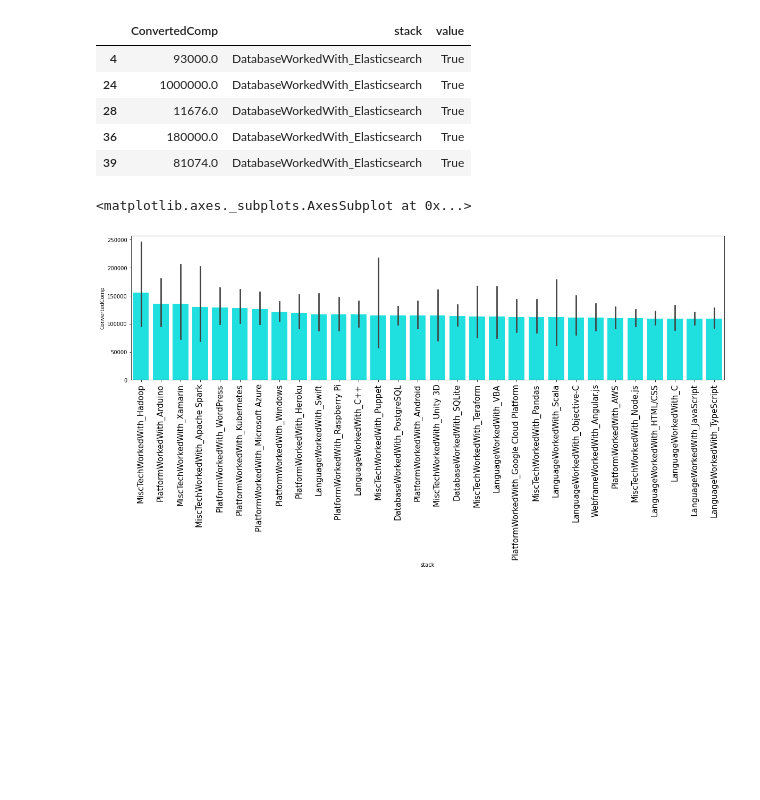
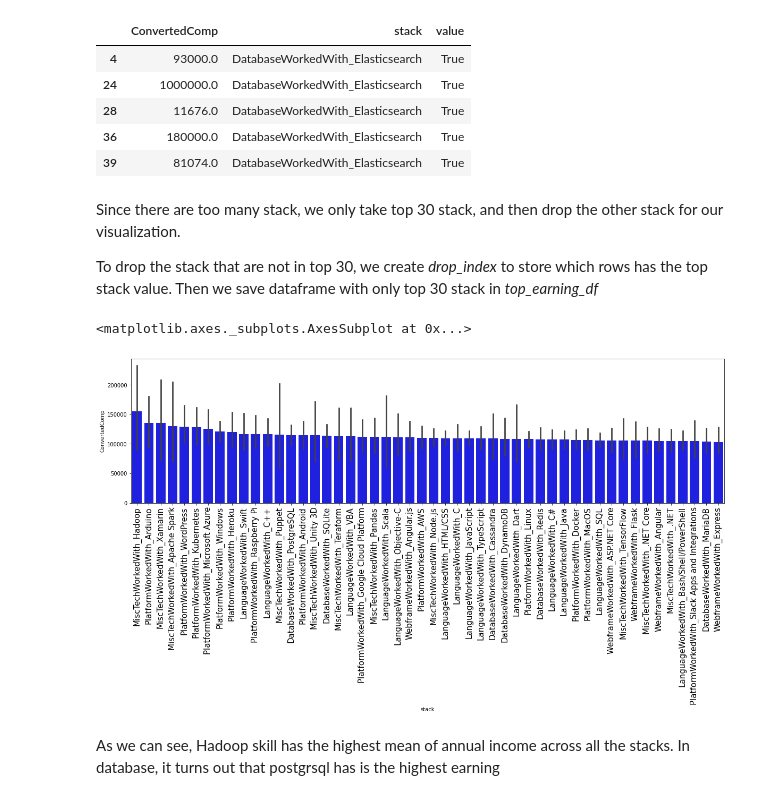
Before and after one commit to fahmiduldul/ds-blog-post, a Jupyter notebook: main.ipynb, the cells around one changed output. Saved outputs shown, nothing was run; the diff lists cells and outputs as text; code cells hidden in the pictures; blank space fills up the shorter version.

```diff
--- a/main.ipynb
+++ b/main.ipynb
@@ -143,7 +146,7 @@ stringified_list_columns_name = ['DatabaseDesireNextYear', 'DatabaseWorkedWith',
 #### Run the Functions for All the Columns
 Then we iterate through dummified_columns to dummify the given columns
 # %%
-for column in dummified_columns:
+for column in stringified_list_columns_name:
   df = pd.concat([df.drop(axis=1, columns=column), separate_column_list(df, column, ';')],
                   axis=1)
 # %% [markdown]
@@ -283,8 +289,12 @@ melted_df.head()
 | 28 | 11676.0 | DatabaseWorkedWith_Elasticsearch | True |
 | 36 | 180000.0 | DatabaseWorkedWith_Elasticsearch | True |
 | 39 | 81074.0 | DatabaseWorkedWith_Elasticsearch | True |
+# %% [markdown]
+Since there are too many stack, we only take top 30 stack, and then drop the other stack for our visualization.
+
+To drop the stack that are not in top 30, we create *drop_index* to store which rows has the top stack value. Then we save dataframe with only top 30 stack in *top_earning_df*
 # %%
-top_earning_stack = list(melted_df.groupby('stack').mean().sort_values('ConvertedComp', ascending=False).head(30).index)
+top_earning_stack = list(melted_df.groupby('stack').mean().sort_values('ConvertedComp', ascending=False).head(50).index)
 
 drop_index = [False] * melted_df.shape[0]
 
@@ -295,8 +305,10 @@ top_earning_df = melted_df[drop_index]
 # %%
 plt.figure(figsize=(20,5))
 plt.xticks(rotation='vertical', fontsize=15.0)
-sns.barplot(data = top_earning_df[['ConvertedComp','stack']], color="cyan", x='stack', y='ConvertedComp',
-            ci=95.0, order=top_earning_stack)
+sns.barplot(data = top_earning_df[['ConvertedComp','stack']], color="blue", x='stack', y='ConvertedComp',
+            order=top_earning_stack)
 # %% [output]
 <matplotlib.axes._subplots.AxesSubplot at 0x...>
-[figure, old version]
+[figure, new version]
+# %% [markdown]
+As we can see, Hadoop skill has the highest mean of annual income across all the stacks. In database, it turns out that postgrsql has is the highest earning
```
Also changed, not shown: parts of 12 cells of this notebook.
